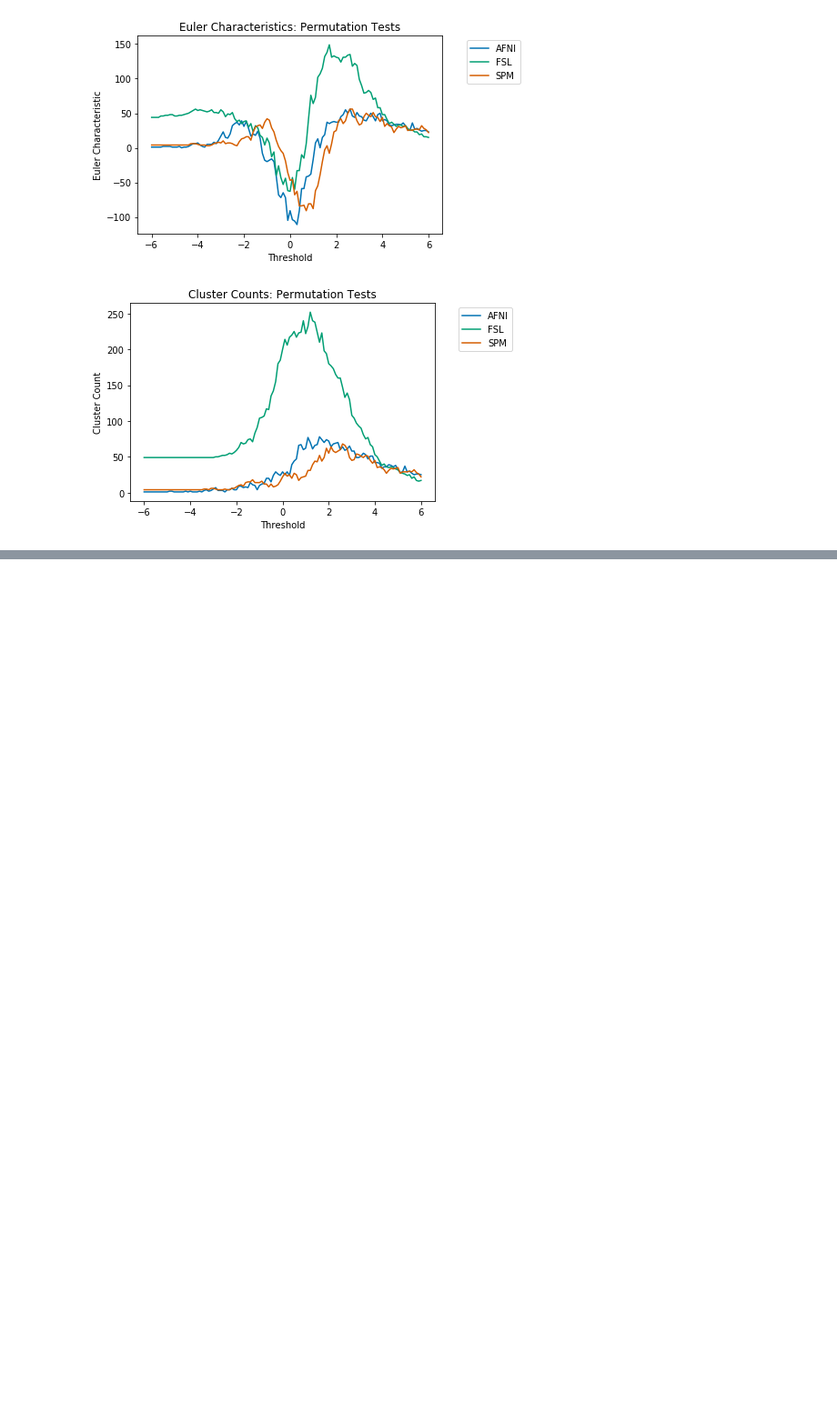
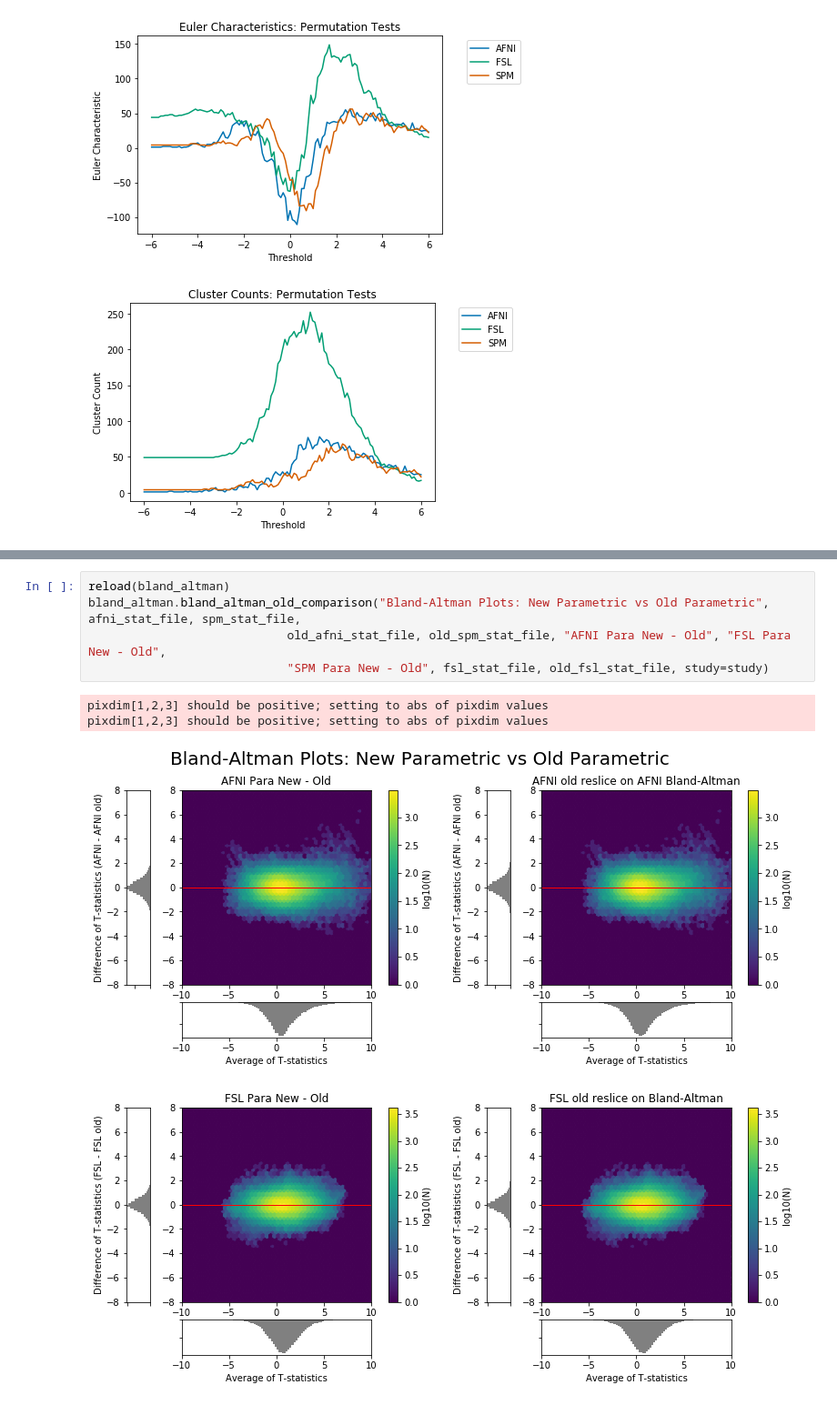
Before and after one commit to NISOx-BDI/SC2, a Jupyter notebook: figures/ds109_notebook.ipynb, the cells around one changed output, grey strips where cells are left out. Shown at 91% size. Drawn from its saved outputs; the diff is of its cells as text; blank space fills up the shorter version.

```diff
--- a/figures/ds109_notebook.ipynb
+++ b/figures/ds109_notebook.ipynb
@@ -252,0 +354,10 @@ AFNI/FSL negative activation dice coefficient = 0.143089, 5, 0
+# %%
+reload(bland_altman)
+bland_altman.bland_altman_old_comparison("Bland-Altman Plots: New Parametric vs Old Parametric", afni_stat_file, spm_stat_file,
+                            old_afni_stat_file, old_spm_stat_file, "AFNI Para New - Old", "FSL Para New - Old",
+                            "SPM Para New - Old", fsl_stat_file, old_fsl_stat_file, study=study)
+# %% [output]
+pixdim[1,2,3] should be positive; setting to abs of pixdim values
+pixdim[1,2,3] should be positive; setting to abs of pixdim values
+[figure, added]
+[figure, added]
```
Also changed, not shown: parts of 13 cells of this notebook, 2 other files.
